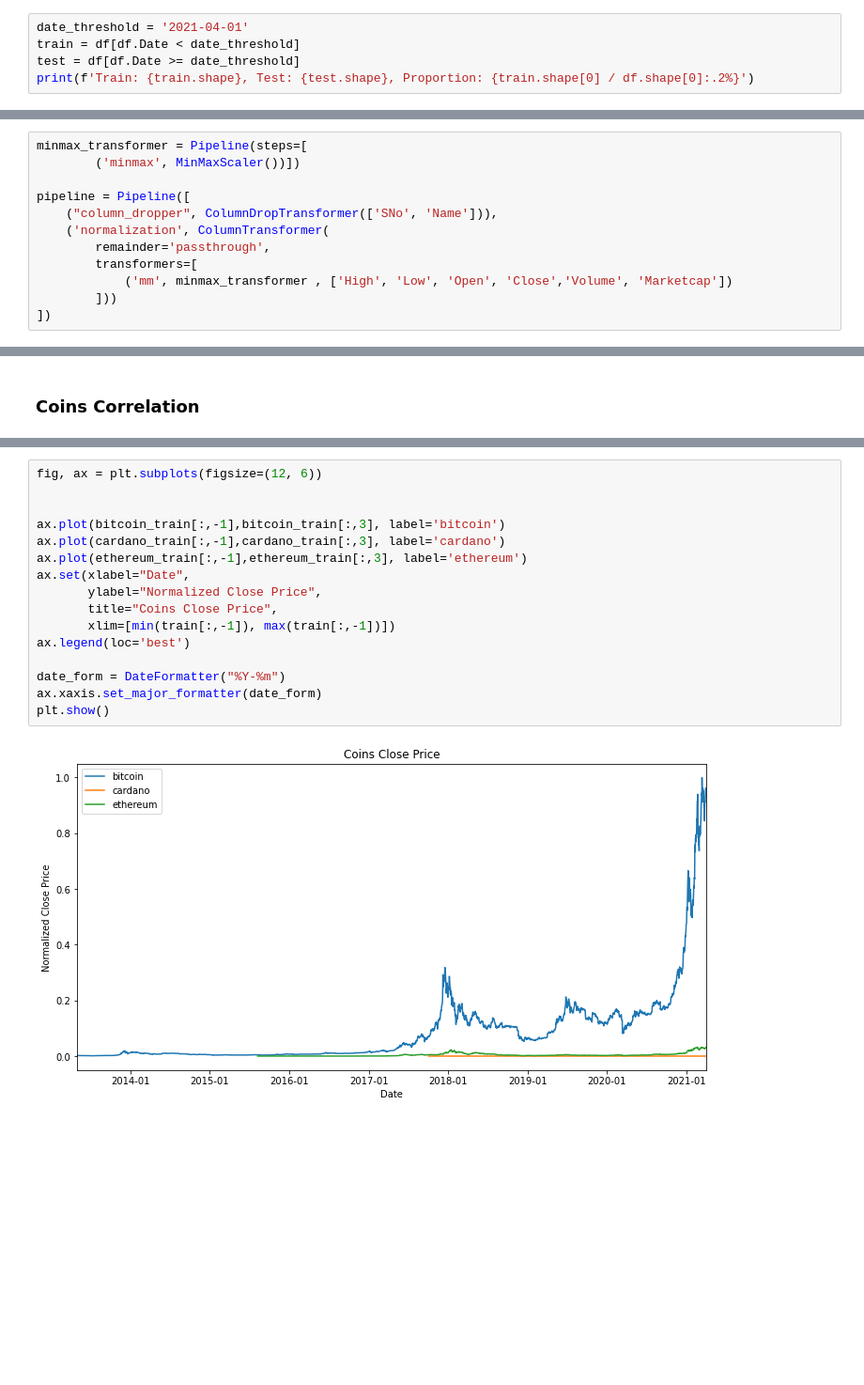
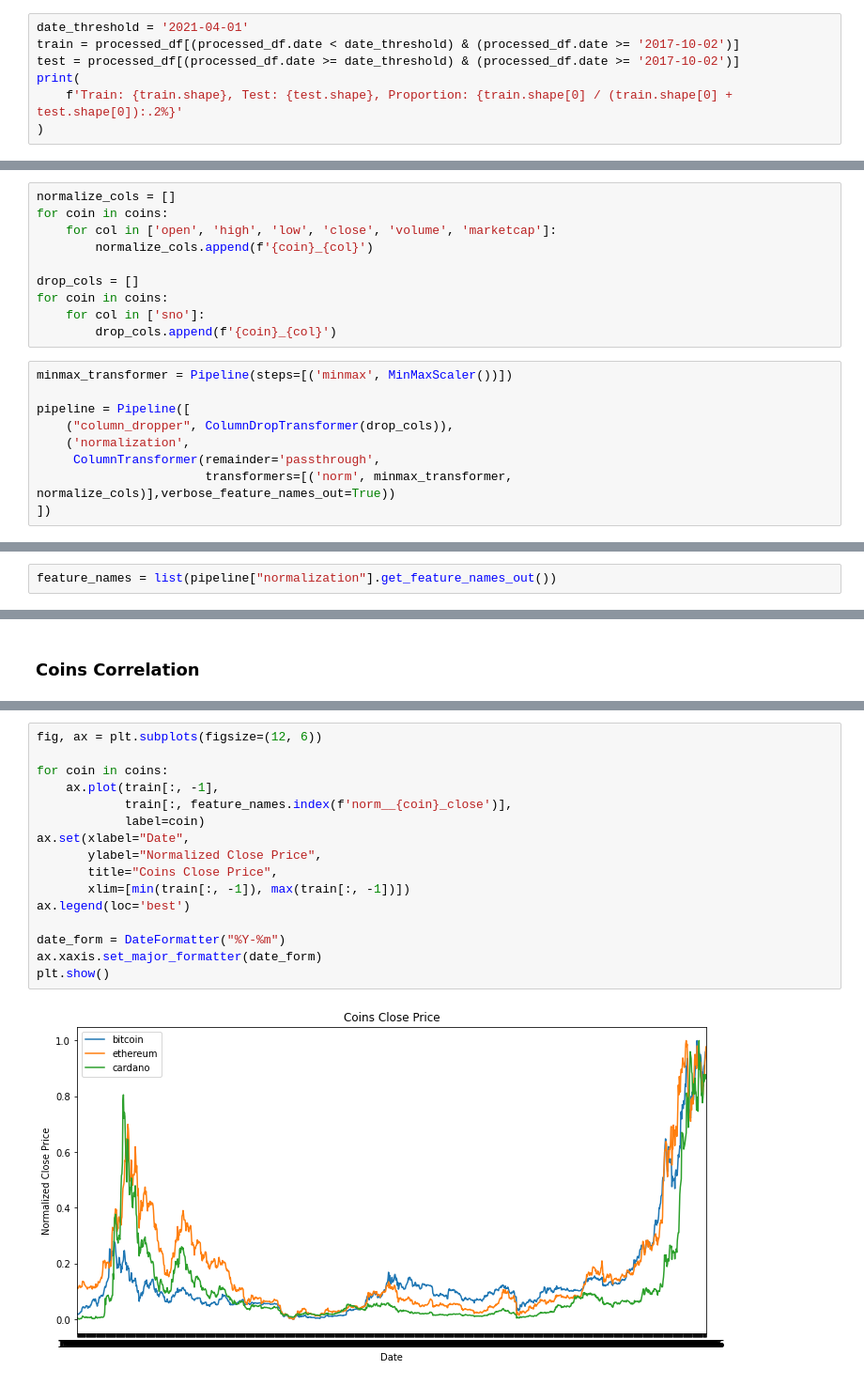
Before and after one commit to jcalvesoliveira/crypto-deep-learning, a Jupyter notebook: notebooks/1.0-initial-data-exploration.ipynb, the cells around one changed output, grey strips where cells are left out. Shown at 94% size. Cells and saved outputs as stored; diff of their text form; blank space fills up the shorter version.

Commit message:
fixing data format and correlation plot

```diff
--- a/notebooks/1.0-initial-data-exploration.ipynb
+++ b/notebooks/1.0-initial-data-exploration.ipynb
@@ -157,6 +219,8 @@ fig.show(renderer="svg")
 # %%
 date_threshold = '2021-04-01'
-train = df[df.Date < date_threshold]
-test = df[df.Date >= date_threshold]
-print(f'Train: {train.shape}, Test: {test.shape}, Proportion: {train.shape[0] / df.shape[0]:.2%}')
+train = processed_df[(processed_df.date < date_threshold) & (processed_df.date >= '2017-10-02')]
+test = processed_df[(processed_df.date >= date_threshold) & (processed_df.date >= '2017-10-02')]
+print(
+    f'Train: {train.shape}, Test: {test.shape}, Proportion: {train.shape[0] / (train.shape[0] + test.shape[0]):.2%}'
+)
 # %% [output]
@@ -186,17 +245,26 @@ Index(['SNo', 'Name', 'Symbol', 'Date', 'High', 'Low', 'Open', 'Close',
+# %%
+normalize_cols = []
+for coin in coins:
+    for col in ['open', 'high', 'low', 'close', 'volume', 'marketcap']:
+        normalize_cols.append(f'{coin}_{col}')
+
+drop_cols = []
+for coin in coins:
+    for col in ['sno']:
+        drop_cols.append(f'{coin}_{col}')
 # %%
-minmax_transformer = Pipeline(steps=[
-        ('minmax', MinMaxScaler())])
+minmax_transformer = Pipeline(steps=[('minmax', MinMaxScaler())])
 
 pipeline = Pipeline([
-    ("column_dropper", ColumnDropTransformer(['SNo', 'Name'])),
-    ('normalization', ColumnTransformer(
-        remainder='passthrough',
-        transformers=[
-            ('mm', minmax_transformer , ['High', 'Low', 'Open', 'Close','Volume', 'Marketcap'])
-        ]))
+    ("column_dropper", ColumnDropTransformer(drop_cols)),
+    ('normalization',
+     ColumnTransformer(remainder='passthrough',
+                       transformers=[('norm', minmax_transformer, normalize_cols)],verbose_feature_names_out=True))
 ])
 # %%
 train = pipeline.fit_transform(train)
+# %%
+feature_names = list(pipeline["normalization"].get_feature_names_out())
 # %%
 train[0]
 # %% [output]
@@ -212,18 +280,18 @@ ethereum_train = train[train[:,-2] == 'ETH']
 # %%
 fig, ax = plt.subplots(figsize=(12, 6))
 
-
-ax.plot(bitcoin_train[:,-1],bitcoin_train[:,3], label='bitcoin')
-ax.plot(cardano_train[:,-1],cardano_train[:,3], label='cardano')
-ax.plot(ethereum_train[:,-1],ethereum_train[:,3], label='ethereum')
+for coin in coins:
+    ax.plot(train[:, -1],
+            train[:, feature_names.index(f'norm__{coin}_close')],
+            label=coin)
 ax.set(xlabel="Date",
        ylabel="Normalized Close Price",
        title="Coins Close Price",
-       xlim=[min(train[:,-1]), max(train[:,-1])])
+       xlim=[min(train[:, -1]), max(train[:, -1])])
 ax.legend(loc='best')
 
 date_form = DateFormatter("%Y-%m")
 ax.xaxis.set_major_formatter(date_form)
 plt.show()
 # %% [output]
-[figure, old version]
+[figure, new version]
```
Also changed, not shown: parts of 18 cells of this notebook, 2 other files.
